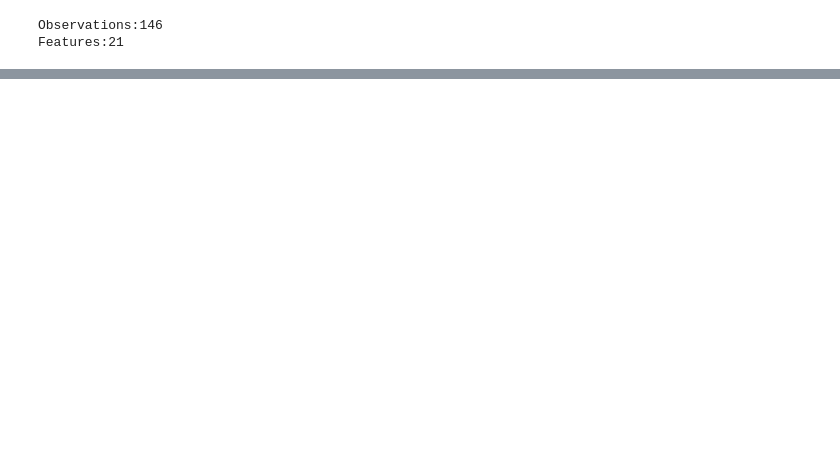
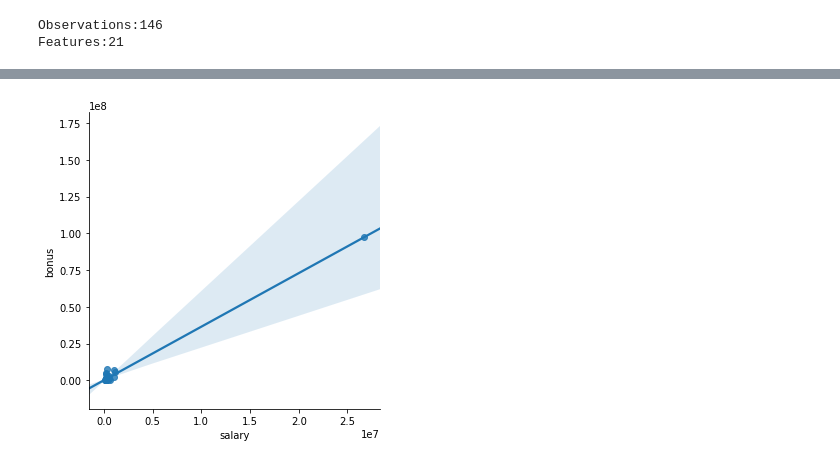
Before and after one commit to RileyMShea/ud120-projects, a Jupyter notebook: final_project/writeup.ipynb, the cells around one changed output, grey strips where cells are left out. Cells and saved outputs as stored; diff of their text form; code cells hidden in the pictures; blank space fills up the shorter version.

```diff
--- a/final_project/writeup.ipynb
+++ b/final_project/writeup.ipynb
@@ -54,0 +155,7 @@ TOTAL = df.sort_values(by=['salary'], ascending=False, na_position='last').head(
+# %%
+# salary by bonus plot before 'TOTAL' removal
+sns.lmplot(x='salary', y='bonus', data=df)
+# the 'TOTAL' record
+TOTAL = df.sort_values(by=['salary'], ascending=False, na_position='last').head(1)
+# %% [output]
+[figure, added]
```
Also changed, not shown: parts of 22 cells of this notebook, 12 other files.
